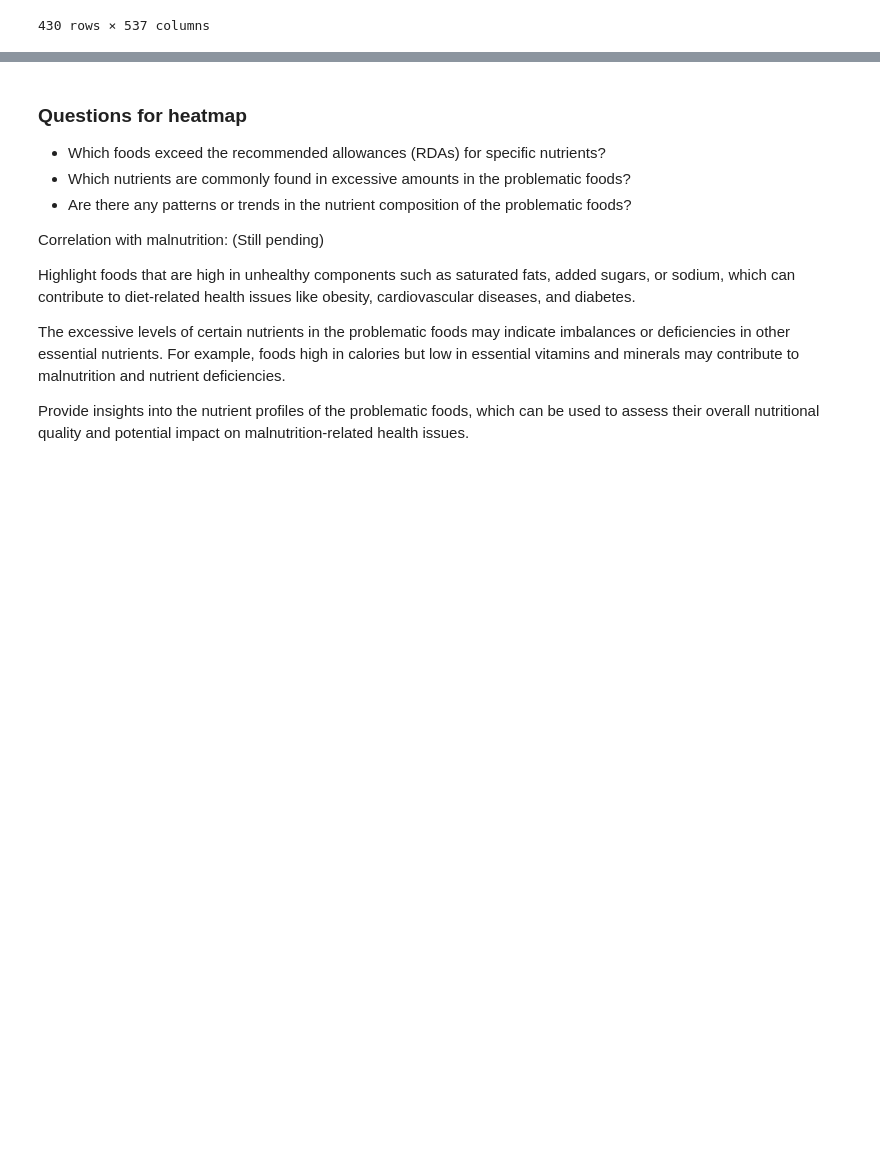
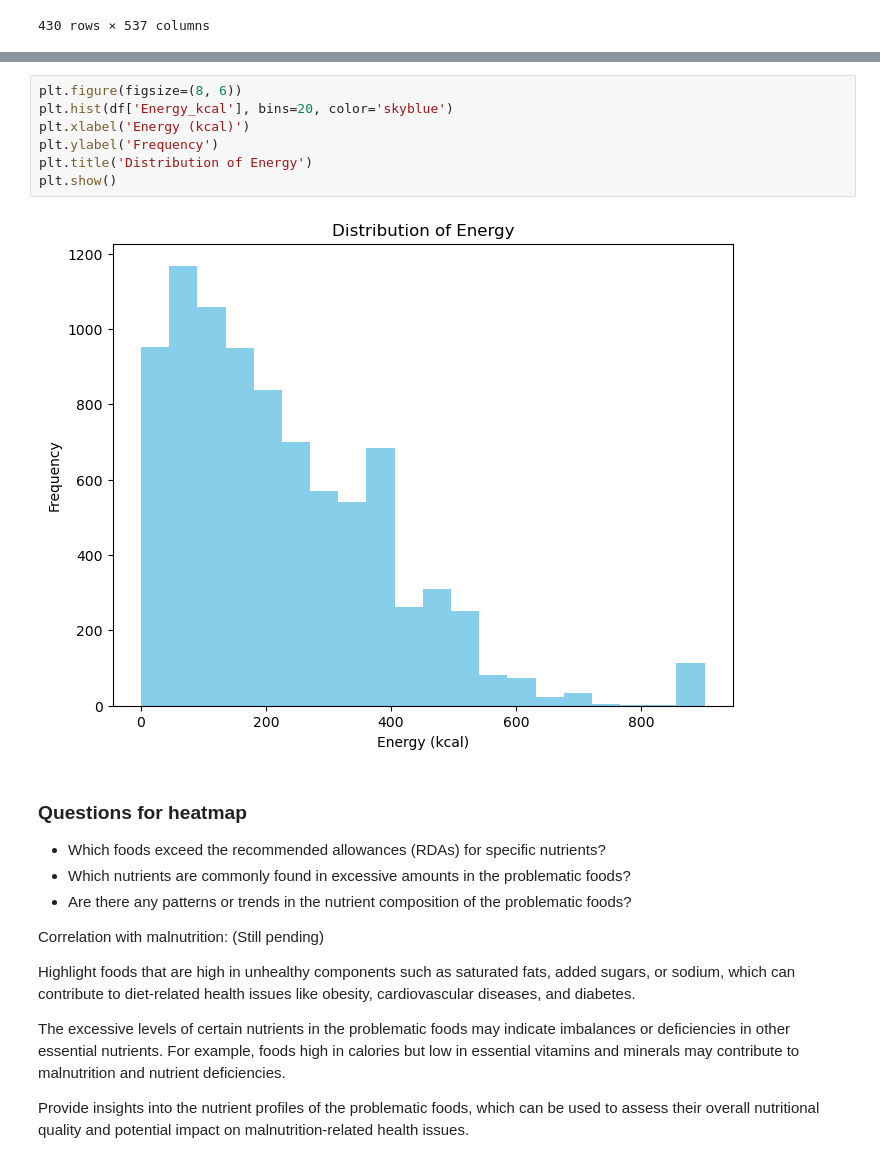
Before and after one commit to HardoModo/Dev10-Capstone, a Jupyter notebook: Janeel/Food_nutrient_2.ipynb, the cells around one changed output, grey strips where cells are left out. Drawn from its saved outputs; the diff is of its cells as text; blank space fills up the shorter version.

```diff
--- a/Janeel/Food_nutrient_2.ipynb
+++ b/Janeel/Food_nutrient_2.ipynb
@@ -417,3 +437,12 @@ problematic_foods
+# %%
+plt.figure(figsize=(8, 6))
+plt.hist(df['Energy_kcal'], bins=20, color='skyblue')
+plt.xlabel('Energy (kcal)')
+plt.ylabel('Frequency')
+plt.title('Distribution of Energy')
+plt.show()
+# %% [output]
+[figure, added]
 # %% [markdown]
 ### Questions for heatmap
 
```
Also changed, not shown: parts of 61 cells of this notebook, 2 other files.
